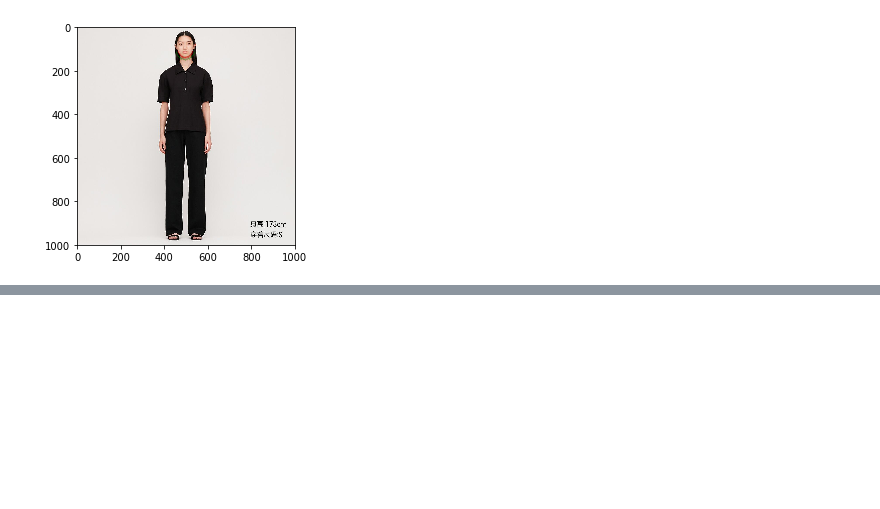
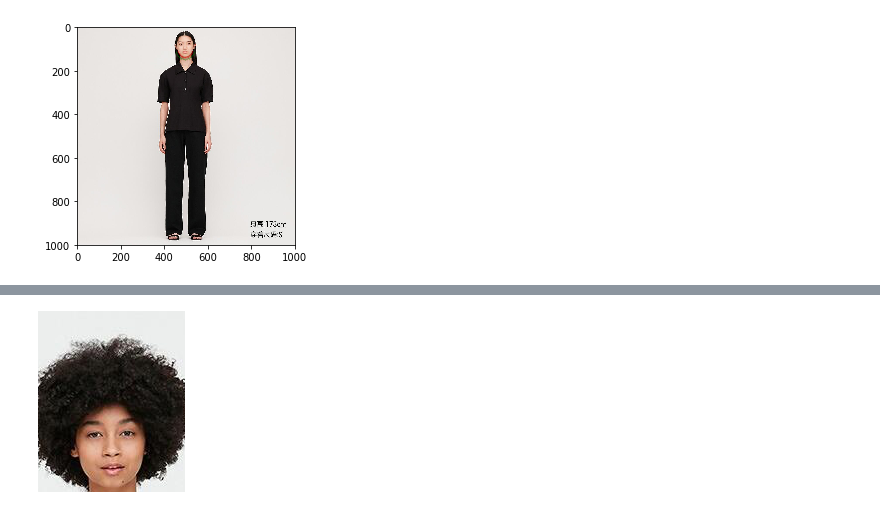
Before and after one commit to PuppyWolf/headswap, a Jupyter notebook: Untitled.ipynb, the cells around one changed output, grey strips where cells are left out. Saved outputs shown, nothing was run; the diff lists cells and outputs as text; code cells hidden in the pictures; blank space fills up the shorter version.

```diff
--- a/Untitled.ipynb
+++ b/Untitled.ipynb
@@ -86,0 +111,15 @@ plt.show()
+# %%
+# 计算头部 变换放置 最佳参数
+img_4_2 = ann_folder['4 (2)'][0]
+img_4_3 = ann_folder['4 (3)'][0]
+
+#
+ann_4_2 = ann_folder['4 (2)'][1]
+ann_4_3 = ann_folder['4 (3)'][1]
+
+head_bbox_2 = get_head_mask(ann_4_2)
+head_bbox_3 = get_head_mask(ann_4_3)
+# %%
+img_4_3.crop(head_bbox_3)
+# %% [output]
+[figure, added]
```
Also changed, not shown: parts of 12 cells of this notebook.
